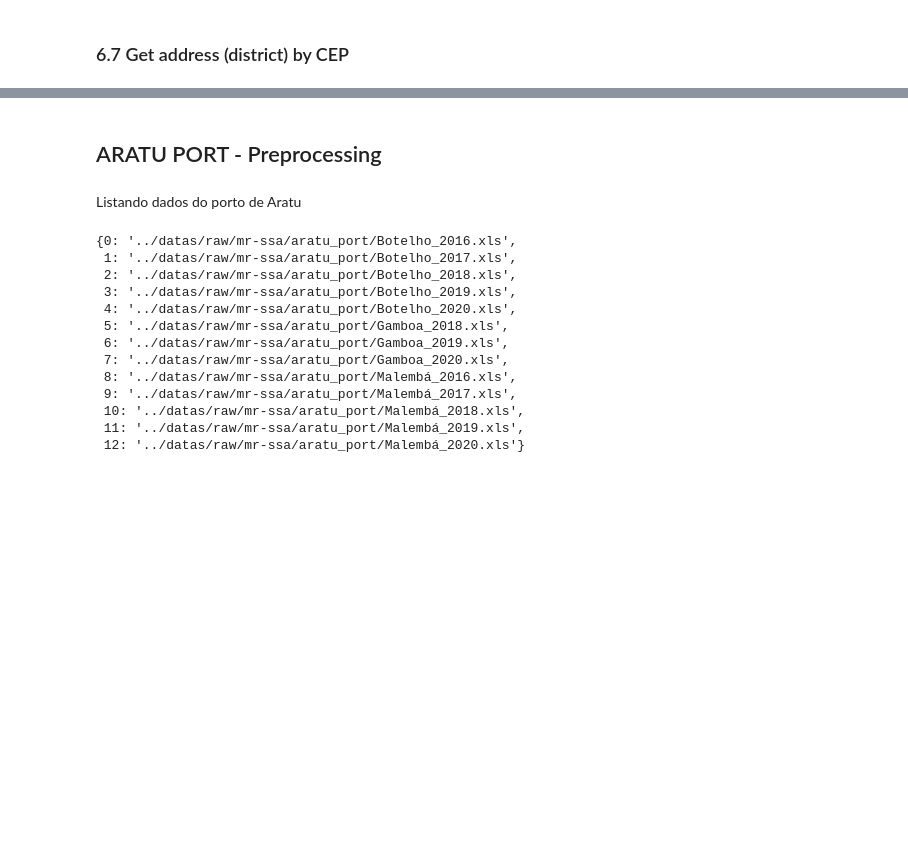
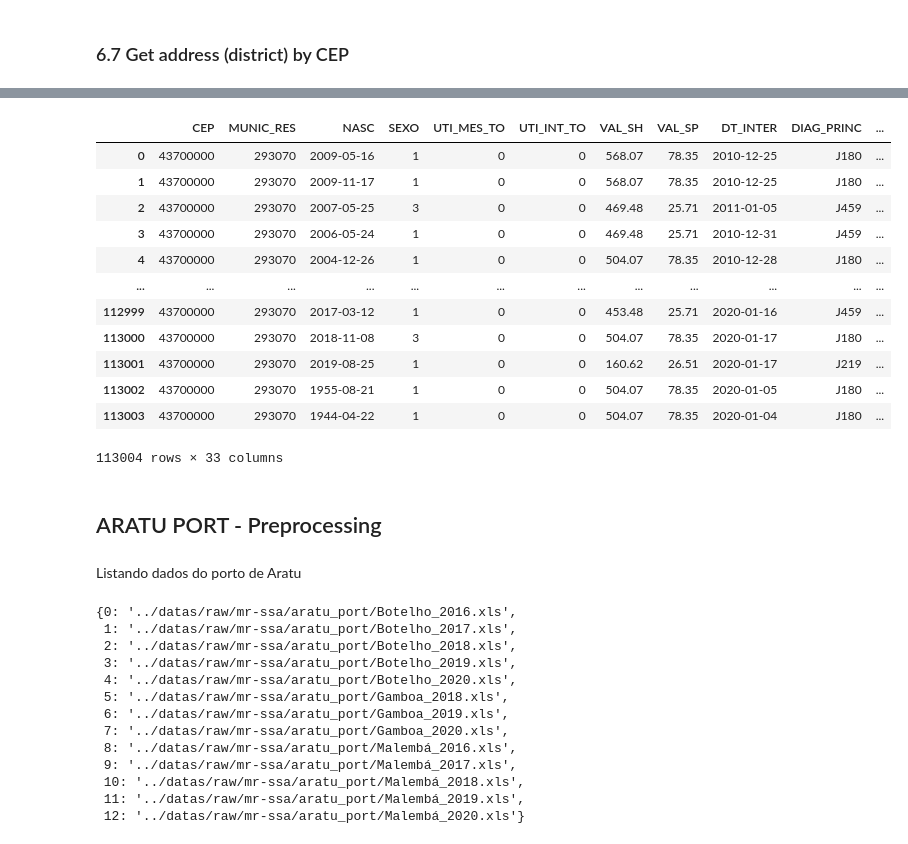
Before and after one commit to patricksferraz/master-health-airq, a Jupyter notebook: code/preprocessing-datasets.ipynb, the cells around one changed output, grey strips where cells are left out. Cells and saved outputs as stored; diff of their text form; code cells hidden in the pictures; blank space fills up the shorter version.

```diff
--- a/code/preprocessing-datasets.ipynb
+++ b/code/preprocessing-datasets.ipynb
@@ -1186,23 +1223,0 @@ Execução em paralelo, acessando as bases e gravando o bairro após consultas n
-# %%
-# Directory for output
-if not os.path.exists('.process'):
-    os.mkdir('.process')
-
-files = glob.glob('.buffer/*.gz')
-for file in files:
-    df = pd.read_csv(file, low_memory=False, compression='gzip')
-    pool = mp.Pool(mp.cpu_count())
-    results = pool.starmap_async(
-        process_addr,
-        [(row, df) for row in range(len(df))]
-    ).get()
-    pool.close()
-    pool.join()
-
-    out = f".process/{file.split('/')[-1]}"
-    aux = pd.concat(list(results))
-    aux.to_csv(out, index=False, compression='gzip')
-
-    os.remove(file)
-    print(f"[INFO] Done {file} (processed)")
-    time.sleep(10)
@@ -1234,10 +1223,0 @@ show_enum(f_outs)
-# %%
-# Concat all files and save (makes a copy of the original)
-aux = pd.DataFrame()
-for file in f_outs:
-    df = pd.read_csv(file, low_memory=False, compression='gzip')
-    aux = pd.concat([df, aux], ignore_index=True)
-
-f_out = f"{PATHS['OUT']}/{FOLDERS['DSUS']}/RD.csv.gz"
-# os.replace(f_out, re.sub('RD\.', 'RD_old.', f_out))
-aux.to_csv(f_out, index=False, compression='gzip')
@@ -1243,0 +1226,6 @@ aux.to_csv(f_out, index=False, compression='gzip')
+# %%
+ceps = pd.read_csv('../datas/CEPS.csv.gz', low_memory=False, compression='gzip')
+ceps.drop(['estado_info', 'cep', 'cidade_info', 'estado', 'complemento'], axis=1, inplace=True)
+ceps.rename({'bairro': 'BAIRRO_RES', 'logradouro': 'LOGRAD_RES'}, axis=1, inplace=True)
+ceps.set_index('CEP', inplace=True)
+ceps
@@ -1244,3 +1247,21 @@ aux.to_csv(f_out, index=False, compression='gzip')
+# %%
+df[ceps.columns] = df.apply(lambda r: ceps.loc[r['CEP']], axis=1)
+df.to_csv(f_out, index=False, compression='gzip')
+df
+# %% [output]
+|  | CEP | MUNIC_RES | NASC | SEXO | UTI_MES_TO | UTI_INT_TO | VAL_SH | VAL_SP | DT_INTER | DIAG_PRINC | ... |
+| 0 | 43700000 | 293070 | 2009-05-16 | 1 | 0 | 0 | 568.07 | 78.35 | 2010-12-25 | J180 | ... |
+| 1 | 43700000 | 293070 | 2009-11-17 | 1 | 0 | 0 | 568.07 | 78.35 | 2010-12-25 | J180 | ... |
+| 2 | 43700000 | 293070 | 2007-05-25 | 3 | 0 | 0 | 469.48 | 25.71 | 2011-01-05 | J459 | ... |
+| 3 | 43700000 | 293070 | 2006-05-24 | 1 | 0 | 0 | 469.48 | 25.71 | 2010-12-31 | J459 | ... |
+| 4 | 43700000 | 293070 | 2004-12-26 | 1 | 0 | 0 | 504.07 | 78.35 | 2010-12-28 | J180 | ... |
+| ... | ... | ... | ... | ... | ... | ... | ... | ... | ... | ... | ... |
+| 112999 | 43700000 | 293070 | 2017-03-12 | 1 | 0 | 0 | 453.48 | 25.71 | 2020-01-16 | J459 | ... |
+| 113000 | 43700000 | 293070 | 2018-11-08 | 3 | 0 | 0 | 504.07 | 78.35 | 2020-01-17 | J180 | ... |
+| 113001 | 43700000 | 293070 | 2019-08-25 | 1 | 0 | 0 | 160.62 | 26.51 | 2020-01-17 | J219 | ... |
+| 113002 | 43700000 | 293070 | 1955-08-21 | 1 | 0 | 0 | 504.07 | 78.35 | 2020-01-05 | J180 | ... |
+| 113003 | 43700000 | 293070 | 1944-04-22 | 1 | 0 | 0 | 504.07 | 78.35 | 2020-01-04 | J180 | ... |
+113004 rows × 33 columns
 # %% [markdown]
 ## ARATU PORT - Preprocessing
 # %% [markdown]
```
Also changed, not shown: parts of 22 cells of this notebook, 1 other file.
